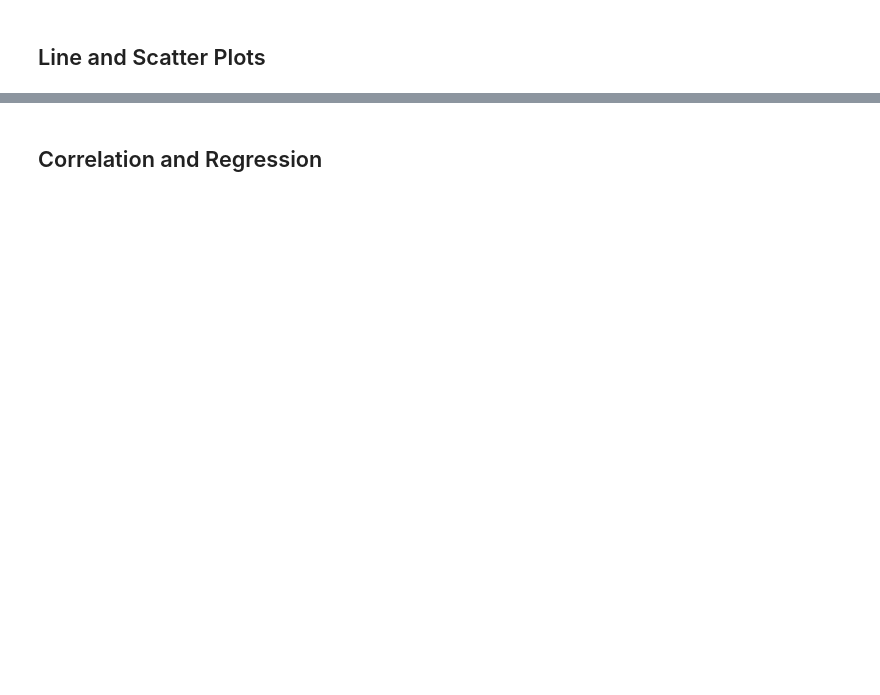
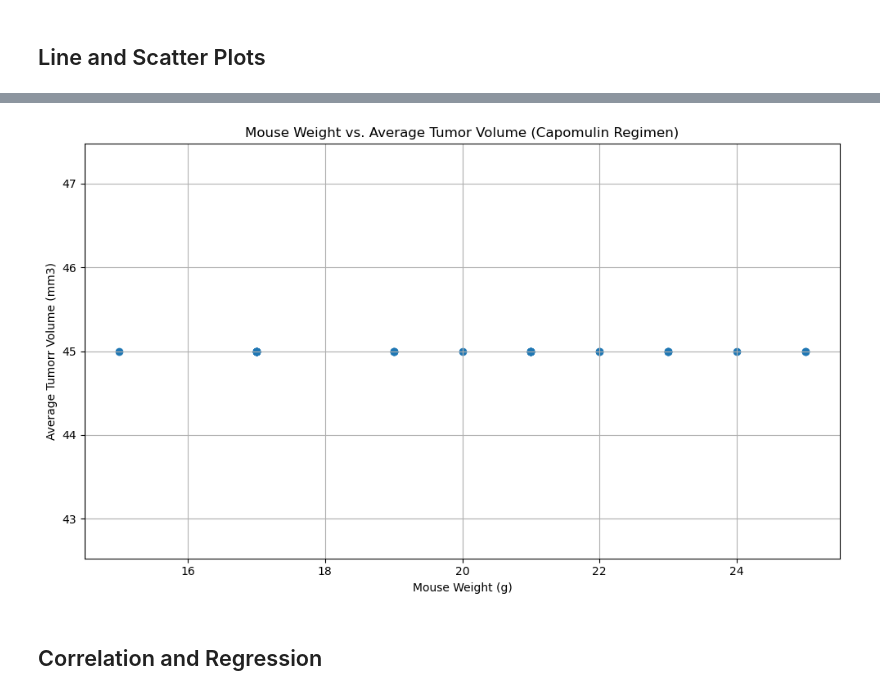
Before and after one commit to patriciayoung/Matplotlib-challenge, a Jupyter notebook: Starter_Code 2/Pymaceuticals/pymaceuticals_starter.ipynb, the cells around one changed output, grey strips where cells are left out. Cells and saved outputs as stored; diff of their text form; code cells hidden in the pictures; blank space fills up the shorter version.

```diff
--- a/Starter_Code 2/Pymaceuticals/pymaceuticals_starter.ipynb
+++ b/Starter_Code 2/Pymaceuticals/pymaceuticals_starter.ipynb
@@ -345,2 +377,29 @@ Potential outliers: []
+# %%
+# Generate a scatter plot of mouse weight vs. the average observed tumor volume for the entire Capomulin regimen
+
+# Filter data for Capomulin
+capomulin_data = cleaned_data[cleaned_data['Drug Regimen'] == 'Capomulin']
+
+# Calculate average tumor volume for each mouse
+average_tumor_volume = capomulin_data.groupby('Mouse ID')['Tumor Volume (mm3)'].mean().reset_index()
+
+# Merge average tumor volume data with mouse weight data
+average_tumor_weight_data = pd.merge(average_tumor_volume, capomulin_data[['Mouse ID', 'Weight (g)']], on='Mouse ID')
+
+# Create scattter plot
+plt.figure(figsize=(10,6))
+plt.scatter(average_tumor_weight_data['Weight (g)'], average_tumor_weight_data['Tumor Volume (mm3)'], marker='o')
+
+# Add labels and title
+plt.title('Mouse Weight vs. Average Tumor Volume (Capomulin Regimen)')
+plt.xlabel('Mouse Weight (g)')
+plt.ylabel('Average Tumorr Volume (mm3)')
+
+# Show plot
+plt.grid(True)
+plt.tight_layout()
+plt.show()
+# %% [output]
+[figure, added]
 # %% [markdown]
 ## Correlation and Regression
```
Also changed, not shown: parts of 9 cells of this notebook.
